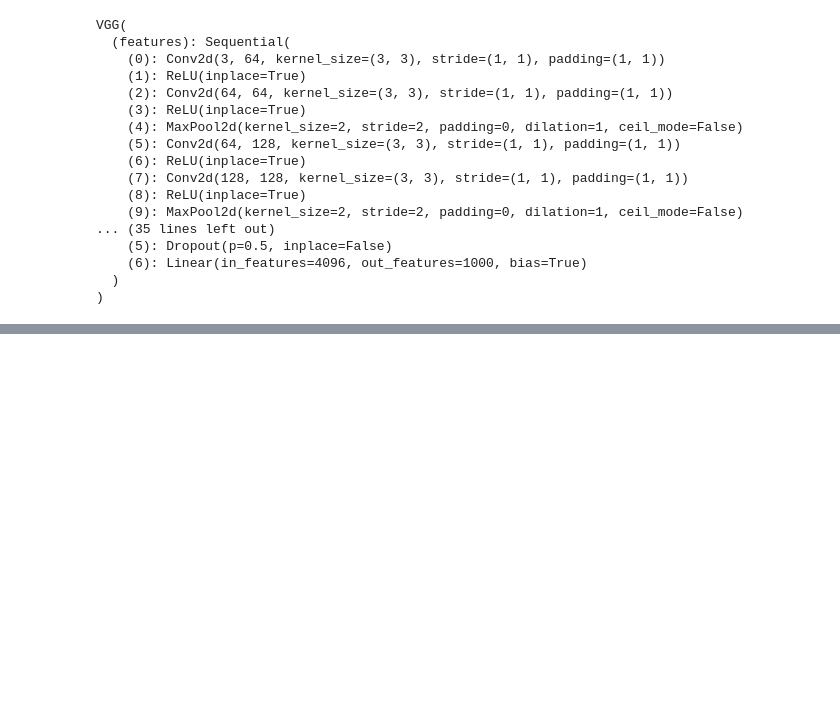
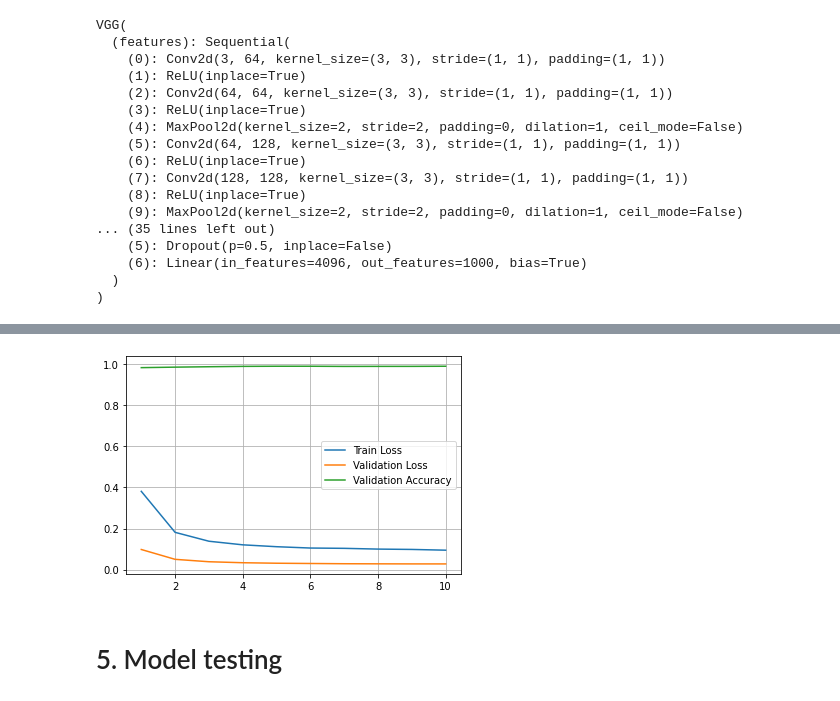
Before and after one commit to melvinkokxw/EE4483-AI-Data-Mining, a Jupyter notebook: main.ipynb, the cells around one changed output, grey strips where cells are left out. Saved outputs shown, nothing was run; the diff lists cells and outputs as text; code cells hidden in the pictures; blank space fills up the shorter version.

```diff
--- a/main.ipynb
+++ b/main.ipynb
@@ -274,7 +242,8 @@ optimizer = torch.optim.SGD(model.classifier.parameters(), lr=params["lr"])
 # %%
 train_losses = []
 valid_losses = []
-for epoch in range(params['n_epochs']):
+valid_acc = []
+for epoch in range(params["n_epochs"]):
     # Train
     train_loss = 0.0
     model.train()
@@ -283,20 +252,21 @@ for epoch in range(params['n_epochs']):
             pbar.set_description(f"Epoch {epoch+1}/{params['n_epochs']}")
 
             imgs, labels = imgs.to(device), labels.to(device)
+            optimizer.zero_grad()
             log_preds = model(imgs)
             loss = loss_fn(log_preds, labels)
             loss.backward()
 
             optimizer.step()
-            optimizer.zero_grad()
 
             train_loss += ((1 / (step + 1)) * (loss.data.item() - train_loss))
 
             pbar.set_postfix(loss=loss.data.item())
+
     train_losses.append(train_loss)
 
     # Validation
-    running_loss = 0
+    valid_loss = 0
     actual_labels = []
     pred_labels = []
     model.eval()
@@ -306,11 +276,11 @@ for epoch in range(params['n_epochs']):
             imgs, labels = imgs.to(device), labels.to(device)
             log_preds = model(imgs)
             loss = loss_fn(log_preds, labels)
+            preds = probs(log_preds)
 
-            preds = torch.exp(log_preds)
-            running_loss+=((1 / (step + 1)) * (loss.data.item() - running_loss))
+            valid_loss+=((1 / (step + 1)) * (loss.data.item() - valid_loss))
 
-            #calculate accuracy
+            # Calculate accuracy
             top_prob, top_class = preds.topk(1, dim=1)
             pred_labels+= list((top_class.view(-1)).cpu().numpy())
             actual_labels+= list(labels.cpu().numpy())
@@ -321,19 +291,13 @@ for epoch in range(params['n_epochs']):
         total = len(valid_dataset)
         accuracy = correct / total
 
-        tqdm.write('Epoch {} avg Valid loss: {:.3f}'.format(epoch + 1, running_loss))
-        tqdm.write('Epoch {} Valid accuracy: {:.1%} ({} of {} right)\n'.format(
-            epoch + 1, accuracy, correct, total))
+        tqdm.write("Epoch {} avg Valid loss: {:.3f}".format(epoch + 1, valid_loss))
+        tqdm.write("Epoch {} Valid accuracy: {:.1%} ({} of {} right)\n".format(epoch + 1, accuracy, correct, total))
 
-    valid_losses.append(running_loss)
+    valid_losses.append(valid_loss)
+    valid_acc.append(accuracy)
 
-    # if len(valid_losses)>1 and (valid_loss<min(valid_losses[:-1])):
-    #     torch.save({
-    #         'epoch': epoch,
-    #         'model_state_dict': model.state_dict(),
-    #         'optimizer_state_dict': optimizer.state_dict(),
-    #         'loss': loss_fn,
-    #         'train_transforms': transform,
-    #         'test_transforms': transform,
-    #         }, 'checkpoint.tar')
+    # Save model if validation loss is the lowest
+    if len(valid_losses)>1 and (valid_loss<min(valid_losses[:-1])):
+        torch.save(model.state_dict(), f"models/{params['lr']}_{params['image_size']}_{params['n_epochs']}_{params['dropout_rate']}.pth")
 # %% [output]
@@ -362,3 +324,15 @@ torch.save(model.state_dict(), f"models/{params['lr']}_{params['image_size']}_{p
+# %%
+from matplotlib import pyplot as plt
+plt.plot(range(1, params["n_epochs"]+1), train_losses, label="Train Loss")
+plt.plot(range(1, params["n_epochs"]+1), valid_losses, label="Validation Loss")
+plt.plot(range(1, params["n_epochs"]+1), valid_acc, label="Validation Accuracy")
+plt.legend()
+plt.grid()
+plt.show()
+# %% [output]
+[figure, added]
+# %% [markdown]
+# 5. Model testing
 # %%
 model.load_state_dict(torch.load(f"models/{params['lr']}_{params['image_size']}_{params['n_epochs']}_{params['dropout_rate']}.pth"))
 model.eval()
```
Also changed, not shown: parts of 35 cells of this notebook.
